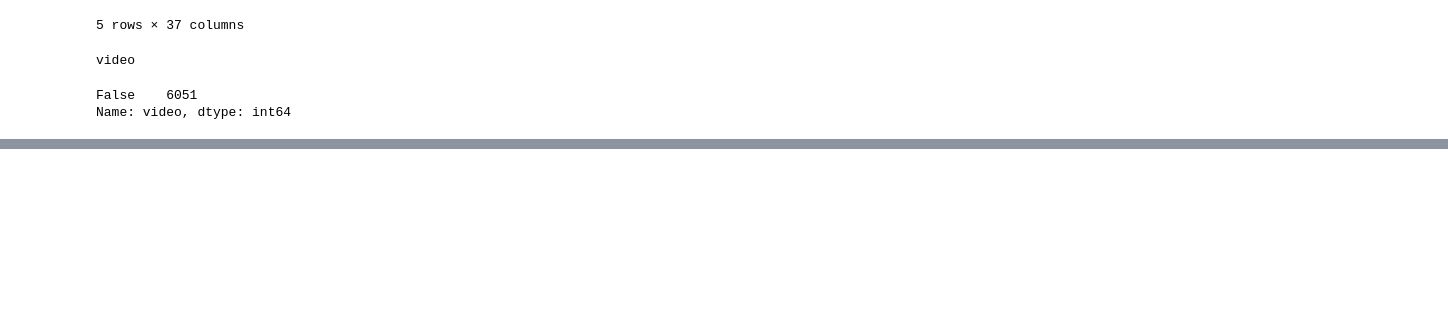
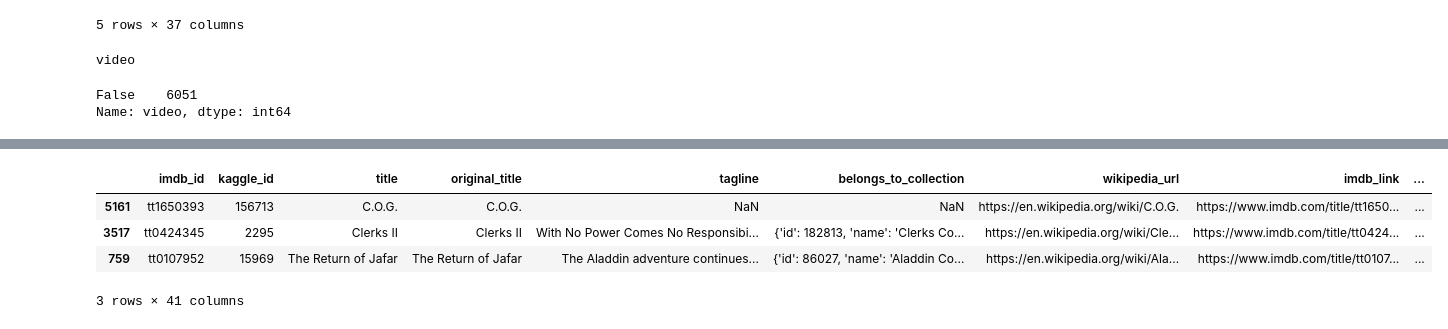
Before and after one commit to DonnieData/Movies-ETL, a Jupyter notebook: Movies_ETL.ipynb, the cells around one changed output, grey strips where cells are left out. Drawn from its saved outputs; the diff is of its cells as text; code cells hidden in the pictures; blank space fills up the shorter version.

```diff
--- a/Movies_ETL.ipynb
+++ b/Movies_ETL.ipynb
@@ -1395,0 +1459,11 @@ movies_df.rename({'id':'kaggle_id',
+# %%
+# perform left merge
+movies_with_ratings_df = pd.merge(movies_df, rating_counts, left_on='kaggle_id', right_index=True, how='left')
+# %%
+movies_with_ratings_df.sample(3)
+# %% [output]
+|  | imdb_id | kaggle_id | title | original_title | tagline | belongs_to_collection | wikipedia_url | imdb_link | ... |
+| 5161 | tt1650393 | 156713 | C.O.G. | C.O.G. | NaN | NaN | https://en.wikipedia.org/wiki/C.O.G. | https://www.imdb.com/title/tt1650... | ... |
+| 3517 | tt0424345 | 2295 | Clerks II | Clerks II | With No Power Comes No Responsibi... | {'id': 182813, 'name': 'Clerks Co... | https://en.wikipedia.org/wiki/Cle... | https://www.imdb.com/title/tt0424... | ... |
+| 759 | tt0107952 | 15969 | The Return of Jafar | The Return of Jafar | The Aladdin adventure continues... | {'id': 86027, 'name': 'Aladdin Co... | https://en.wikipedia.org/wiki/Ala... | https://www.imdb.com/title/tt0107... | ... |
+3 rows × 41 columns
```
Also changed, not shown: parts of 10 cells of this notebook.
